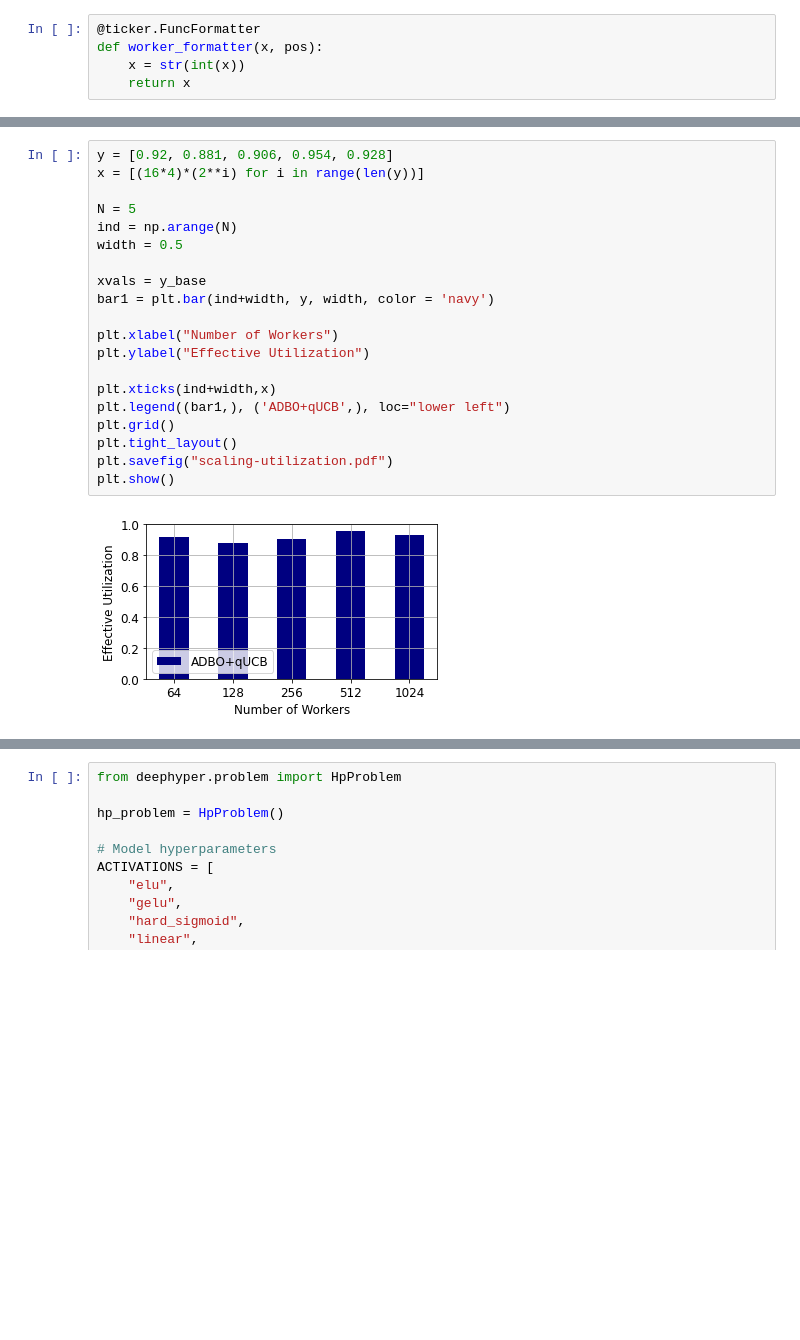
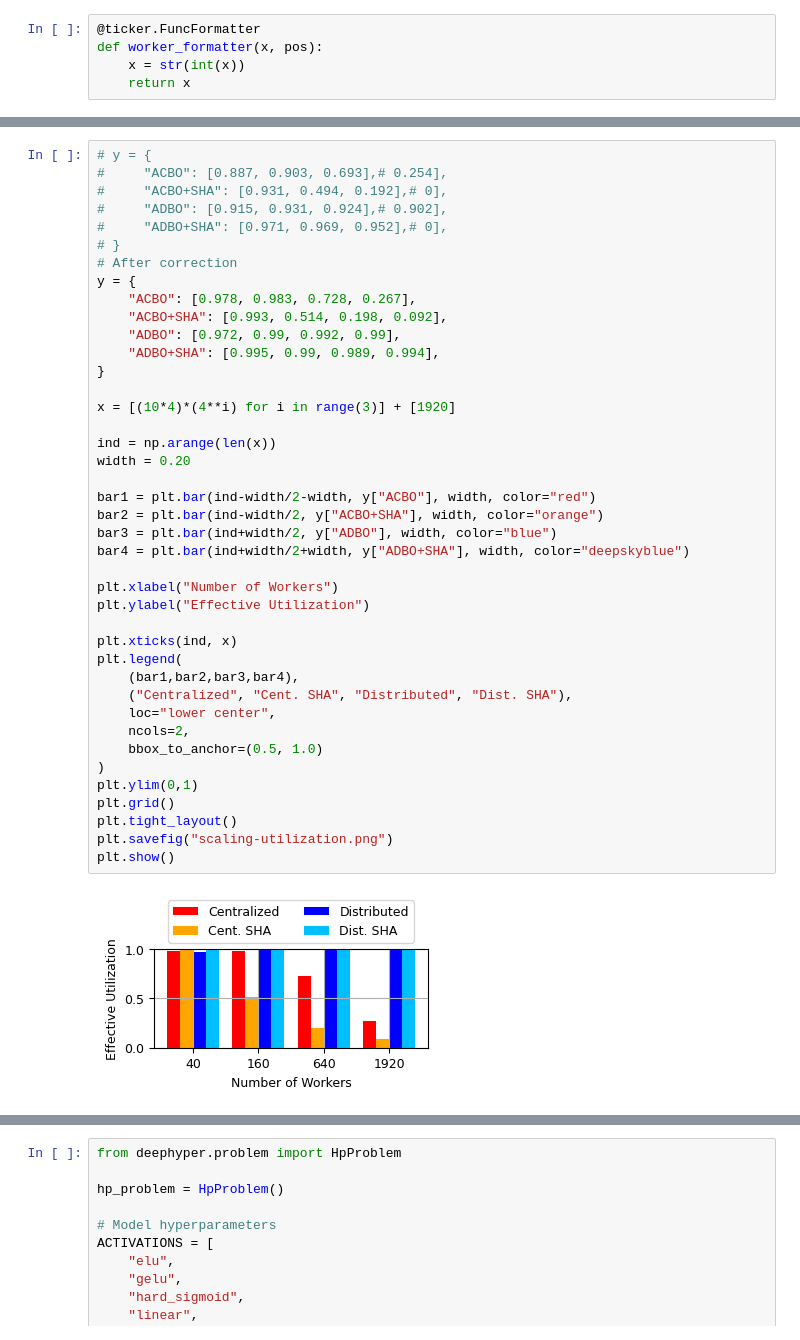
Before and after one commit to deephyper/scalable-bo, a Jupyter notebook: notebooks/Scaling-Plots-HPO.ipynb, the cells around one changed output, grey strips where cells are left out. Drawn from its saved outputs; the diff is of its cells as text; blank space fills up the shorter version.

```diff
--- a/notebooks/Scaling-Plots-HPO.ipynb
+++ b/notebooks/Scaling-Plots-HPO.ipynb
@@ -96,22 +98,43 @@ plt.show()
 # %%
-y = [0.92, 0.881, 0.906, 0.954, 0.928]
-x = [(16*4)*(2**i) for i in range(len(y))]
+# y = {
+#     "ACBO": [0.887, 0.903, 0.693],# 0.254],
+#     "ACBO+SHA": [0.931, 0.494, 0.192],# 0],
+#     "ADBO": [0.915, 0.931, 0.924],# 0.902],
+#     "ADBO+SHA": [0.971, 0.969, 0.952],# 0],
+# }
+# After correction
+y = {
+    "ACBO": [0.978, 0.983, 0.728, 0.267],
+    "ACBO+SHA": [0.993, 0.514, 0.198, 0.092],
+    "ADBO": [0.972, 0.99, 0.992, 0.99],
+    "ADBO+SHA": [0.995, 0.99, 0.989, 0.994],
+}
 
-N = 5
-ind = np.arange(N)
-width = 0.5
+x = [(10*4)*(4**i) for i in range(3)] + [1920]
 
-xvals = y_base
-bar1 = plt.bar(ind+width, y, width, color = 'navy')
+ind = np.arange(len(x))
+width = 0.20
+
+bar1 = plt.bar(ind-width/2-width, y["ACBO"], width, color="red")
+bar2 = plt.bar(ind-width/2, y["ACBO+SHA"], width, color="orange")
+bar3 = plt.bar(ind+width/2, y["ADBO"], width, color="blue")
+bar4 = plt.bar(ind+width/2+width, y["ADBO+SHA"], width, color="deepskyblue")
 
 plt.xlabel("Number of Workers")
 plt.ylabel("Effective Utilization")
 
-plt.xticks(ind+width,x)
-plt.legend((bar1,), ('ADBO+qUCB',), loc="lower left")
+plt.xticks(ind, x)
+plt.legend(
+    (bar1,bar2,bar3,bar4),
+    ("Centralized", "Cent. SHA", "Distributed", "Dist. SHA"),
+    loc="lower center",
+    ncols=2,
+    bbox_to_anchor=(0.5, 1.0)
+)
+plt.ylim(0,1)
 plt.grid()
 plt.tight_layout()
-plt.savefig("scaling-utilization.pdf")
+plt.savefig("scaling-utilization.png")
 plt.show()
 # %% [output]
-[figure, old version]
+[figure, new version]
```
Also changed, not shown: parts of 5 cells of this notebook, 12 other files.
